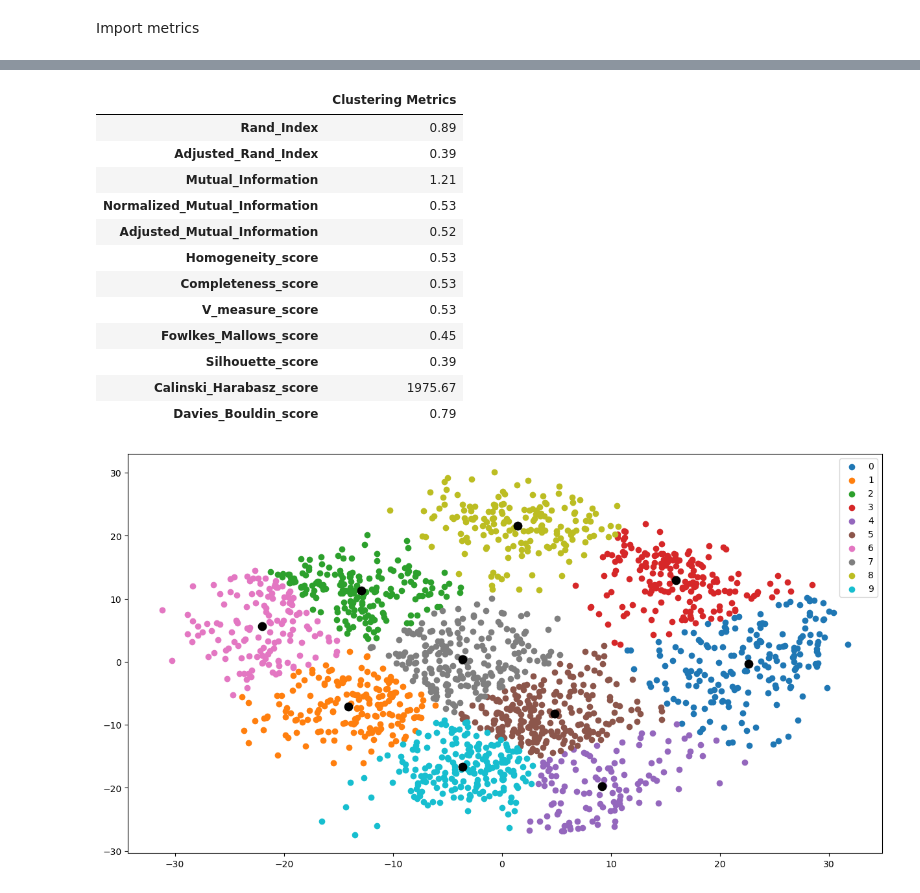
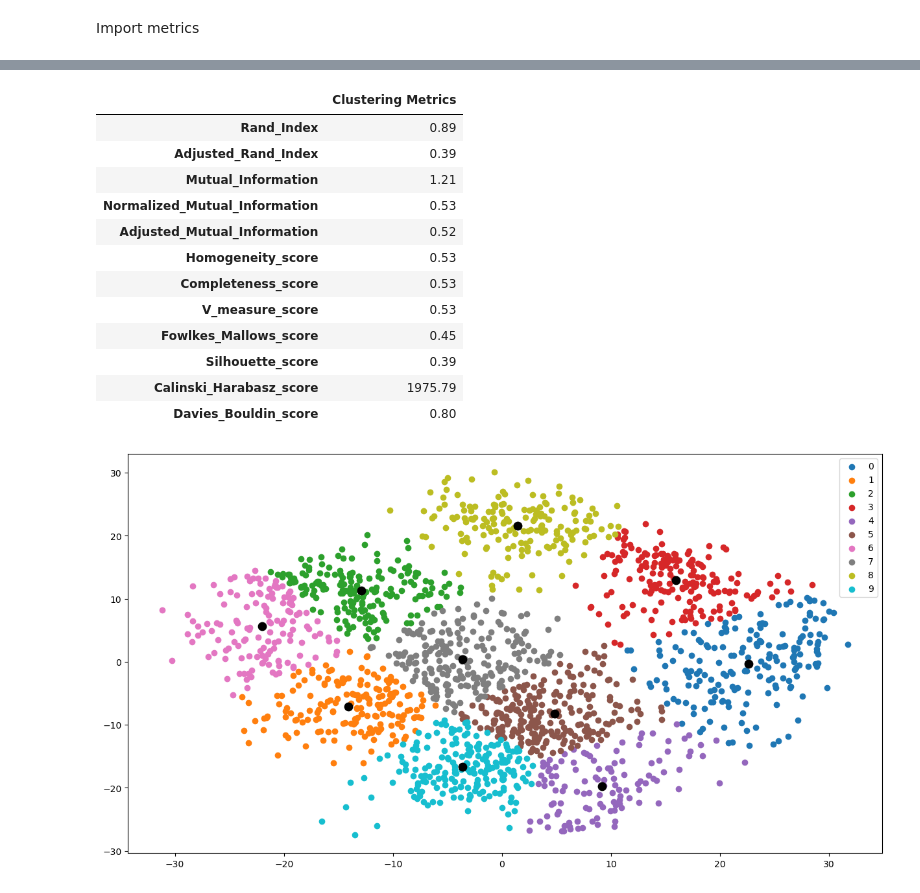
Before and after one commit to FabienS2A/simplon_datai_2025, a Jupyter notebook: notebook/exo_clustering.ipynb, the cells around one changed output, grey strips where cells are left out. Cells and saved outputs as stored; diff of their text form; code cells hidden in the pictures.

```diff
--- a/notebook/exo_clustering.ipynb
+++ b/notebook/exo_clustering.ipynb
@@ -100,30 +100,30 @@ clust_met(model, X, y)
 # %%
 # PCA Transformation - Reduce dimension to a 2D features shape.
 from sklearn.decomposition import PCA
 
 pca = PCA(2)
 X2 = pca.fit_transform(X)
 
 model2 = KMeans(n_clusters=10, n_init=10)
 y_pred2 = model.fit_predict(X2)
 
 
-clust_metrics(model, X2, y)
+clust_metrics(model2, X2, y)
 # Try doing the same using pipeline ?
 # %% [output]
 |  | Clustering Metrics |
 | Rand_Index | 0.89 |
 | Adjusted_Rand_Index | 0.39 |
 | Mutual_Information | 1.21 |
 | Normalized_Mutual_Information | 0.53 |
 | Adjusted_Mutual_Information | 0.52 |
 | Homogeneity_score | 0.53 |
 | Completeness_score | 0.53 |
 | V_measure_score | 0.53 |
 | Fowlkes_Mallows_score | 0.45 |
 | Silhouette_score | 0.39 |
-| Calinski_Harabasz_score | 1975.67 |
-| Davies_Bouldin_score | 0.79 |
+| Calinski_Harabasz_score | 1975.79 |
+| Davies_Bouldin_score | 0.80 |
 # %%
 centroids = model.cluster_centers_
 unique_labels = np.unique(y_pred2)
```
Also changed, not shown: parts of 1 cell of this notebook, 2 other files.
